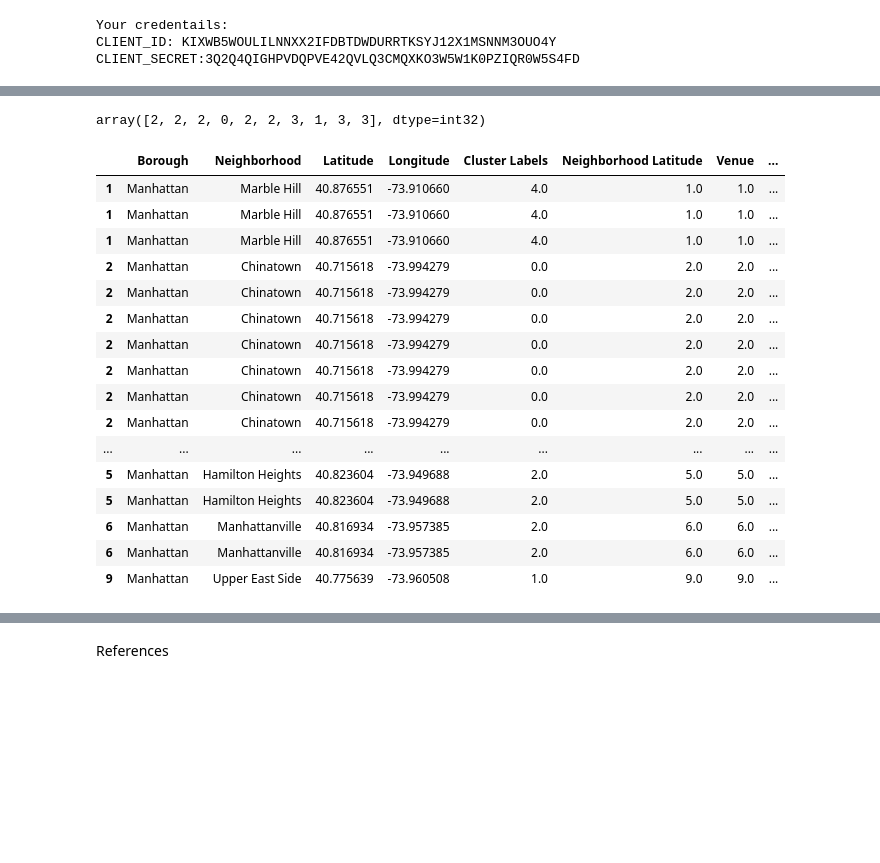
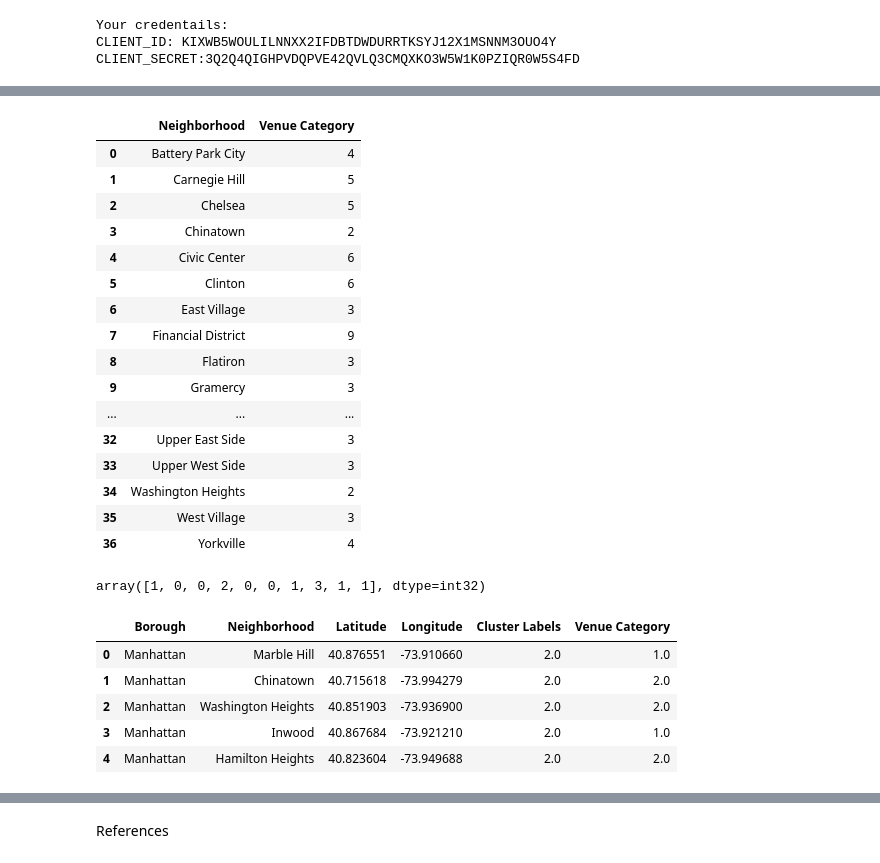
Before and after one commit to Gulnaz-18/Coursera_Capstone, a Jupyter notebook: Battle_of_Neighborhoods.ipynb, the cells around one changed output, grey strips where cells are left out. Drawn from its saved outputs; the diff is of its cells as text; code cells hidden in the pictures; blank space fills up the shorter version.

```diff
--- a/Battle_of_Neighborhoods.ipynb
+++ b/Battle_of_Neighborhoods.ipynb
@@ -383,0 +350,11 @@ sorted.head(1000)
+# %%
+# one hot encoding
+manhattan_count = pd.get_dummies(manhattan_coffee[['Venue Category']], prefix="", prefix_sep="")
+
+# add neighborhood column back to dataframe
+manhattan_count['Neighborhood'] = manhattan_coffee['Neighborhood']
+# move neighborhood column to the first column
+fixed_columns = [manhattan_count.columns[-1]] + list(manhattan_count.columns[:-1])
+manhattan_count = manhattan_count [fixed_columns]
+manhattan_count.columns = ['Neighborhood' ,'Venue Category']
+manhattan_count.head()
@@ -384,44 +368,55 @@ sorted.head(1000)
+# %%
+manhattan_grouped = manhattan_count.groupby('Neighborhood').sum().reset_index()
+manhattan_grouped
+# %% [output]
+|  | Neighborhood | Venue Category |
+| 0 | Battery Park City | 4 |
+| 1 | Carnegie Hill | 5 |
+| 2 | Chelsea | 5 |
+| 3 | Chinatown | 2 |
+| 4 | Civic Center | 6 |
+| 5 | Clinton | 6 |
+| 6 | East Village | 3 |
+| 7 | Financial District | 9 |
+| 8 | Flatiron | 3 |
+| 9 | Gramercy | 3 |
+| ... | ... | ... |
+| 32 | Upper East Side | 3 |
+| 33 | Upper West Side | 3 |
+| 34 | Washington Heights | 2 |
+| 35 | West Village | 3 |
+| 36 | Yorkville | 4 |
 # %%
 # set number of clusters
-kclusters = 5
+kclusters = 4
 
-#manhattan_grouped_clustering = manhattan_count.drop('Neighborhood', 1)
+manhattan_grouped_clustering = manhattan_grouped.drop('Neighborhood', 1)
 
 # run k-means clustering
-kmeans = KMeans(n_clusters=kclusters, random_state=0).fit(manhattan_count)
+kmeans = KMeans(n_clusters=kclusters, random_state=0).fit(manhattan_grouped_clustering)
 
 # check cluster labels generated for each row in the dataframe
 kmeans.labels_[0:10]
 # %% [output]
-array([2, 2, 2, 0, 2, 2, 3, 1, 3, 3], dtype=int32)
+array([1, 0, 0, 2, 0, 0, 1, 3, 1, 1], dtype=int32)
 # %%
 # add clustering labels
-manhattan_count.drop(['Cluster Labels'], axis=1, inplace=True)
-manhattan_count.insert(0, 'Cluster Labels', kmeans.labels_)
+manhattan_grouped.drop(['Cluster Labels'], axis=1, inplace=True)
+manhattan_grouped.insert(0, 'Cluster Labels', kmeans.labels_)
 
 manhattan_merged = manhattan_data
-manhattan_merged = manhattan_merged.join(manhattan_count.set_index('Neighborhood Longitude'))
+
+# merge manhattan_grouped with manhattan_data to add latitude/longitude for each neighborhood
+manhattan_merged = manhattan_merged.join(manhattan_grouped.set_index('Neighborhood'), on='Neighborhood')
 
 manhattan_merged.head()
-manhattan_merged.dropna()
 # %% [output]
-|  | Borough | Neighborhood | Latitude | Longitude | Cluster Labels | Neighborhood Latitude | Venue | ... |
-| 1 | Manhattan | Marble Hill | 40.876551 | -73.910660 | 4.0 | 1.0 | 1.0 | ... |
-| 1 | Manhattan | Marble Hill | 40.876551 | -73.910660 | 4.0 | 1.0 | 1.0 | ... |
-| 1 | Manhattan | Marble Hill | 40.876551 | -73.910660 | 4.0 | 1.0 | 1.0 | ... |
-| 2 | Manhattan | Chinatown | 40.715618 | -73.994279 | 0.0 | 2.0 | 2.0 | ... |
-| 2 | Manhattan | Chinatown | 40.715618 | -73.994279 | 0.0 | 2.0 | 2.0 | ... |
-| 2 | Manhattan | Chinatown | 40.715618 | -73.994279 | 0.0 | 2.0 | 2.0 | ... |
-| 2 | Manhattan | Chinatown | 40.715618 | -73.994279 | 0.0 | 2.0 | 2.0 | ... |
-| 2 | Manhattan | Chinatown | 40.715618 | -73.994279 | 0.0 | 2.0 | 2.0 | ... |
-| 2 | Manhattan | Chinatown | 40.715618 | -73.994279 | 0.0 | 2.0 | 2.0 | ... |
-| 2 | Manhattan | Chinatown | 40.715618 | -73.994279 | 0.0 | 2.0 | 2.0 | ... |
-| ... | ... | ... | ... | ... | ... | ... | ... | ... |
-| 5 | Manhattan | Hamilton Heights | 40.823604 | -73.949688 | 2.0 | 5.0 | 5.0 | ... |
-| 5 | Manhattan | Hamilton Heights | 40.823604 | -73.949688 | 2.0 | 5.0 | 5.0 | ... |
-| 6 | Manhattan | Manhattanville | 40.816934 | -73.957385 | 2.0 | 6.0 | 6.0 | ... |
-| 6 | Manhattan | Manhattanville | 40.816934 | -73.957385 | 2.0 | 6.0 | 6.0 | ... |
-| 9 | Manhattan | Upper East Side | 40.775639 | -73.960508 | 1.0 | 9.0 | 9.0 | ... |
+|  | Borough | Neighborhood | Latitude | Longitude | Cluster Labels | Venue Category |
+| 0 | Manhattan | Marble Hill | 40.876551 | -73.910660 | 2.0 | 1.0 |
+| 1 | Manhattan | Chinatown | 40.715618 | -73.994279 | 2.0 | 2.0 |
+| 2 | Manhattan | Washington Heights | 40.851903 | -73.936900 | 2.0 | 2.0 |
+| 3 | Manhattan | Inwood | 40.867684 | -73.921210 | 2.0 | 1.0 |
+| 4 | Manhattan | Hamilton Heights | 40.823604 | -73.949688 | 2.0 | 2.0 |
 # %%
 manhattan_merged = manhattan_merged.fillna(0)
 print(manhattan_merged['Cluster Labels'].astype(int))
```
Also changed, not shown: parts of 10 cells of this notebook.
